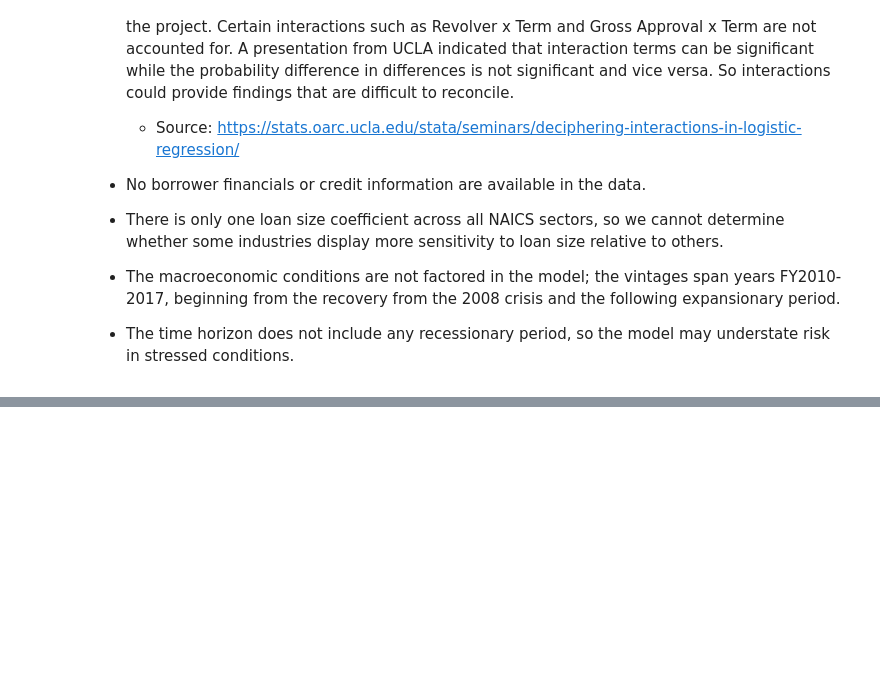
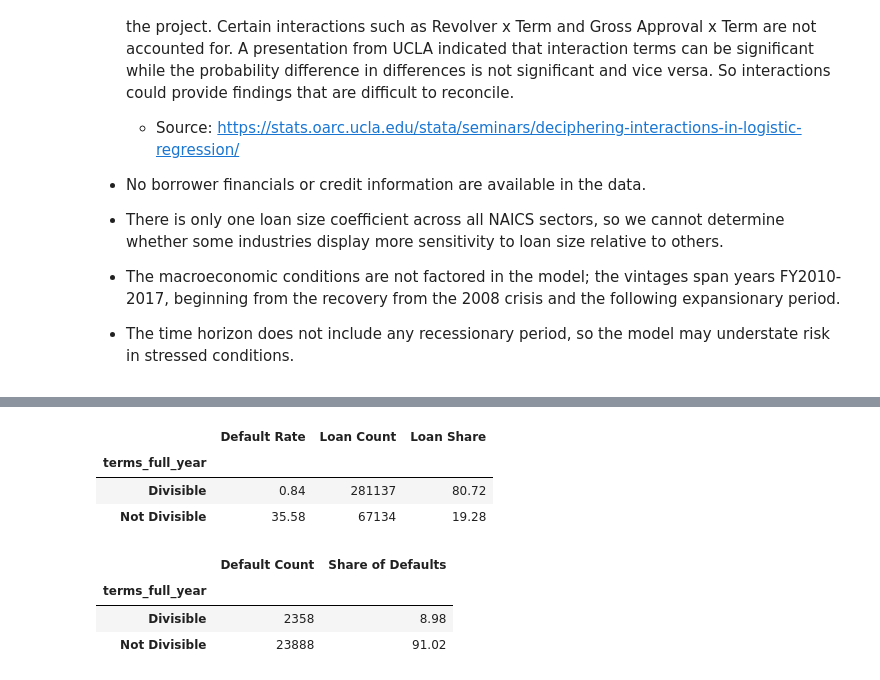
Before and after one commit to jaredhansen0128/sba-7a-credit-risk, a Jupyter notebook: notebooks/03_logistic_regression_model.ipynb, the cells around one changed output, grey strips where cells are left out. Cells and saved outputs as stored; diff of their text form; code cells hidden in the pictures; blank space fills up the shorter version.

```diff
--- a/notebooks/03_logistic_regression_model.ipynb
+++ b/notebooks/03_logistic_regression_model.ipynb
@@ -497,0 +506,22 @@ np.float64(0.4254993837068893)
+# %%
+df_model['terms_full_year'] = np.where(df_model['term_in_months'] % 12 == 0, 'Divisible', 'Not Divisible')
+# %%
+leak_test = df_model.groupby('terms_full_year')['is_default'].agg(['mean', 'count'])
+leak_test['mean'] = leak_test['mean'].mul(100.0).round(2)
+leak_test = leak_test.rename(columns={'mean': 'Default Rate', 'count': 'Loan Count'})
+leak_test['Loan Share'] = (leak_test['Loan Count'] / len(df_model)).mul(100.0).round(2)
+# %% [output]
+|  | Default Rate | Loan Count | Loan Share |
+| terms_full_year |  |  |  |
+| Divisible | 0.84 | 281137 | 80.72 |
+| Not Divisible | 35.58 | 67134 | 19.28 |
+# %%
+def_share = df_model[df_model['loan_status'] == 'CHGOFF'].groupby('terms_full_year')['is_default'].count().to_frame()
+def_share = def_share.rename(columns={'is_default': 'Default Count'})
+def_share['Share of Defaults'] = (def_share['Default Count'] / def_share['Default Count'].sum()).mul(100.0).round(2)
+def_share
+# %% [output]
+|  | Default Count | Share of Defaults |
+| terms_full_year |  |  |
+| Divisible | 2358 | 8.98 |
+| Not Divisible | 23888 | 91.02 |
```
Also changed, not shown: parts of 2 cells of this notebook.
